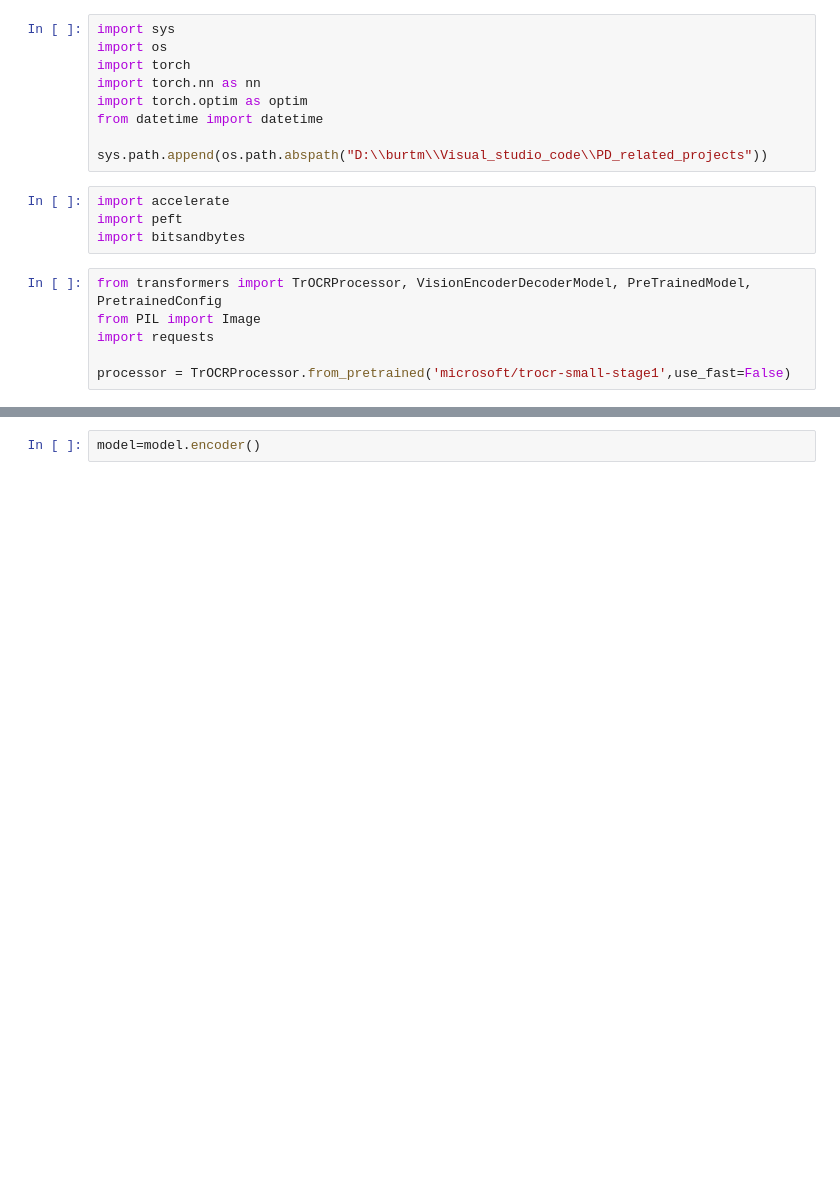
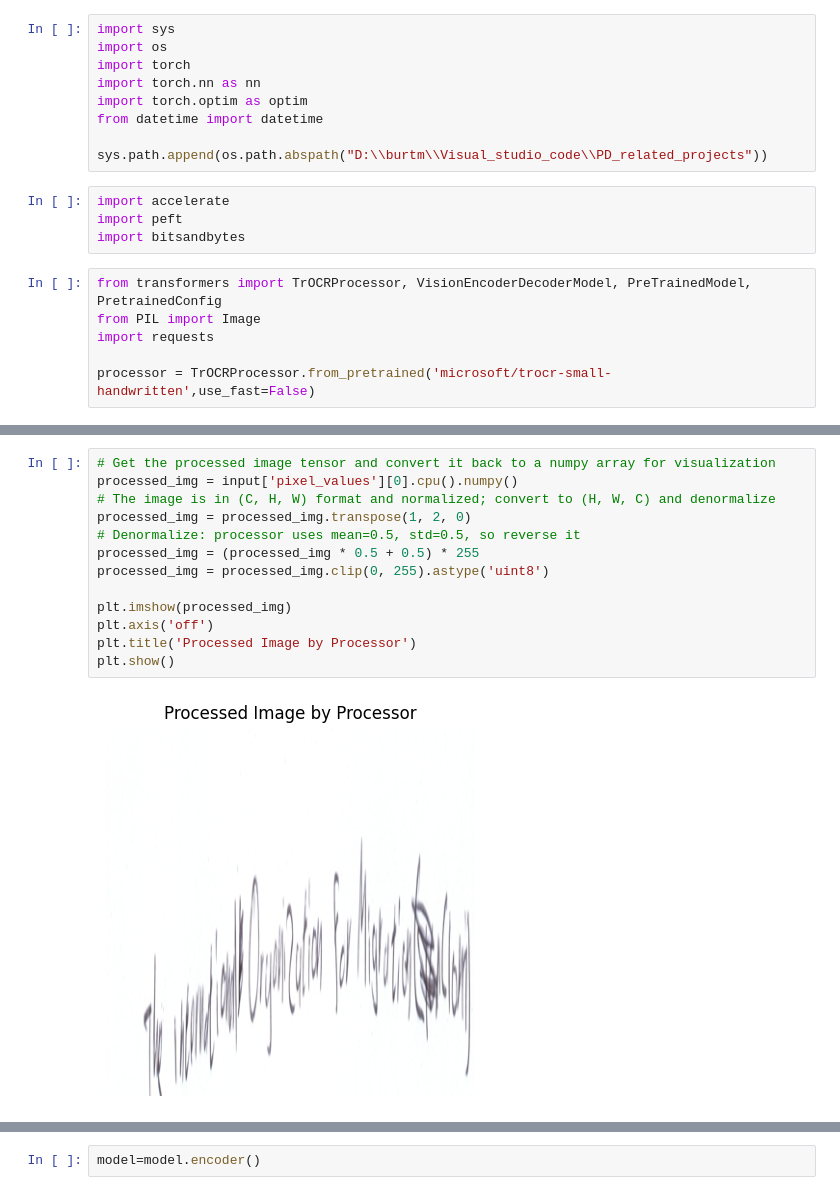
Before and after one commit to gitMorelli/gender_detection, a Jupyter notebook: notebooks/model_training/trocr_experiments.ipynb, the cells around one changed output, grey strips where cells are left out. Drawn from its saved outputs; the diff is of its cells as text; blank space fills up the shorter version.

```diff
--- a/notebooks/model_training/trocr_experiments.ipynb
+++ b/notebooks/model_training/trocr_experiments.ipynb
@@ -16,6 +16,6 @@ from transformers import TrOCRProcessor, VisionEncoderDecoderModel, PreTrainedMo
 from PIL import Image
 import requests
 
-processor = TrOCRProcessor.from_pretrained('microsoft/trocr-small-stage1',use_fast=False)
+processor = TrOCRProcessor.from_pretrained('microsoft/trocr-small-handwritten',use_fast=False)
 # %%
 #model = VisionEncoderDecoderModel.from_pretrained('microsoft/trocr-small-handwritten')
@@ -72,0 +226,15 @@ plt.show()
+# %%
+# Get the processed image tensor and convert it back to a numpy array for visualization
+processed_img = input['pixel_values'][0].cpu().numpy()
+# The image is in (C, H, W) format and normalized; convert to (H, W, C) and denormalize
+processed_img = processed_img.transpose(1, 2, 0)
+# Denormalize: processor uses mean=0.5, std=0.5, so reverse it
+processed_img = (processed_img * 0.5 + 0.5) * 255
+processed_img = processed_img.clip(0, 255).astype('uint8')
+
+plt.imshow(processed_img)
+plt.axis('off')
+plt.title('Processed Image by Processor')
+plt.show()
+# %% [output]
+[figure, added]
```
Also changed, not shown: parts of 17 cells of this notebook, 2 other files.
